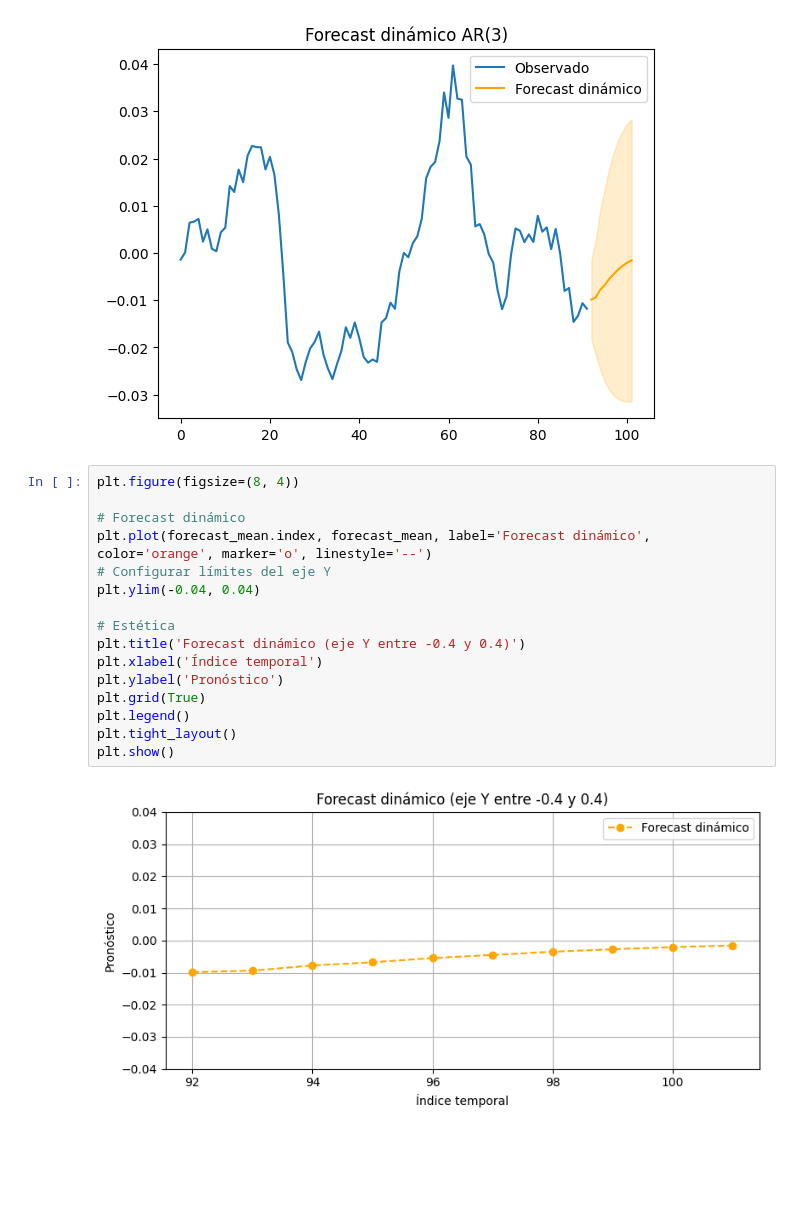
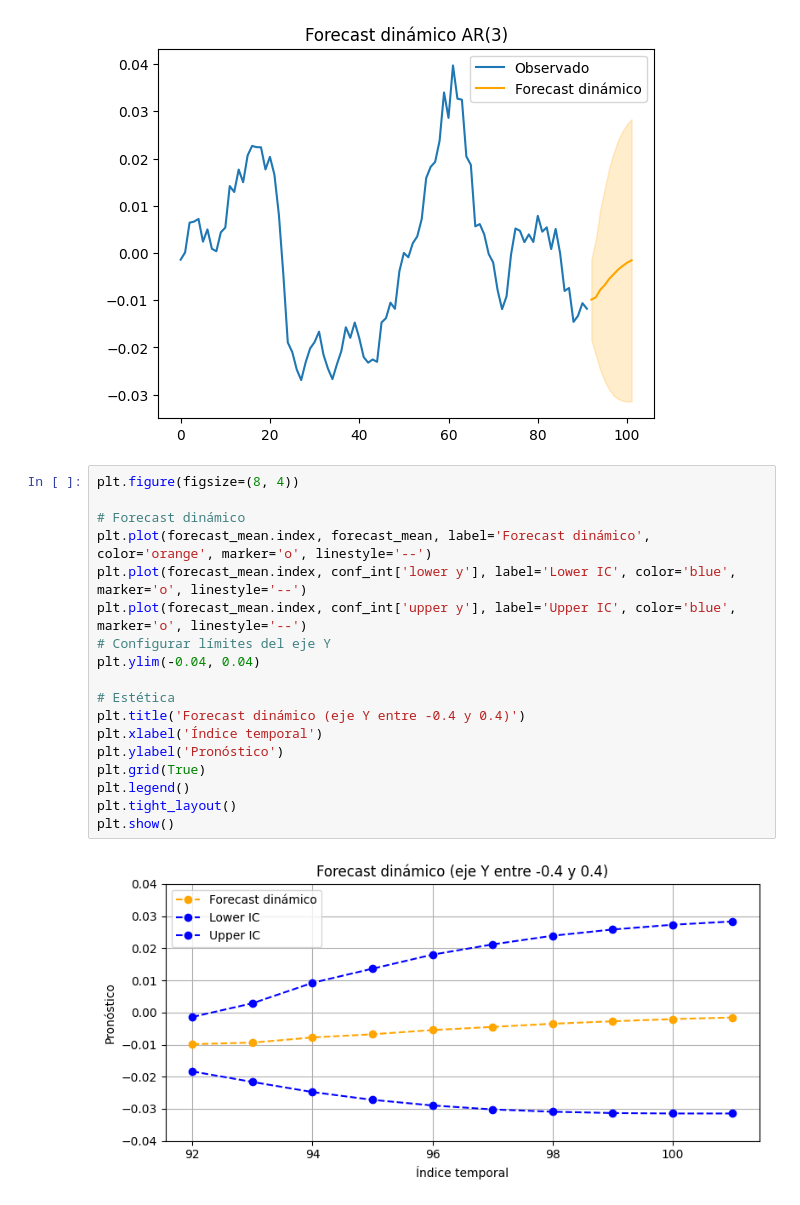
Before and after one commit to DavidGuzzi/MECMT10, a Jupyter notebook: clase_2.ipynb, the cells around one changed output. Cells and saved outputs as stored; diff of their text form; blank space fills up the shorter version.

```diff
--- a/clase_2.ipynb
+++ b/clase_2.ipynb
@@ -1479,18 +1479,20 @@ plt.show()
 # %%
 plt.figure(figsize=(8, 4))
 
 # Forecast dinámico
 plt.plot(forecast_mean.index, forecast_mean, label='Forecast dinámico', color='orange', marker='o', linestyle='--')
+plt.plot(forecast_mean.index, conf_int['lower y'], label='Lower IC', color='blue', marker='o', linestyle='--')
+plt.plot(forecast_mean.index, conf_int['upper y'], label='Upper IC', color='blue', marker='o', linestyle='--')
 # Configurar límites del eje Y
 plt.ylim(-0.04, 0.04)
 
 # Estética
 plt.title('Forecast dinámico (eje Y entre -0.4 y 0.4)')
 plt.xlabel('Índice temporal')
 plt.ylabel('Pronóstico')
 plt.grid(True)
 plt.legend()
 plt.tight_layout()
 plt.show()
 # %% [output]
-[figure, old version]
+[figure, new version]
```
Also changed, not shown: parts of 6 cells of this notebook.
